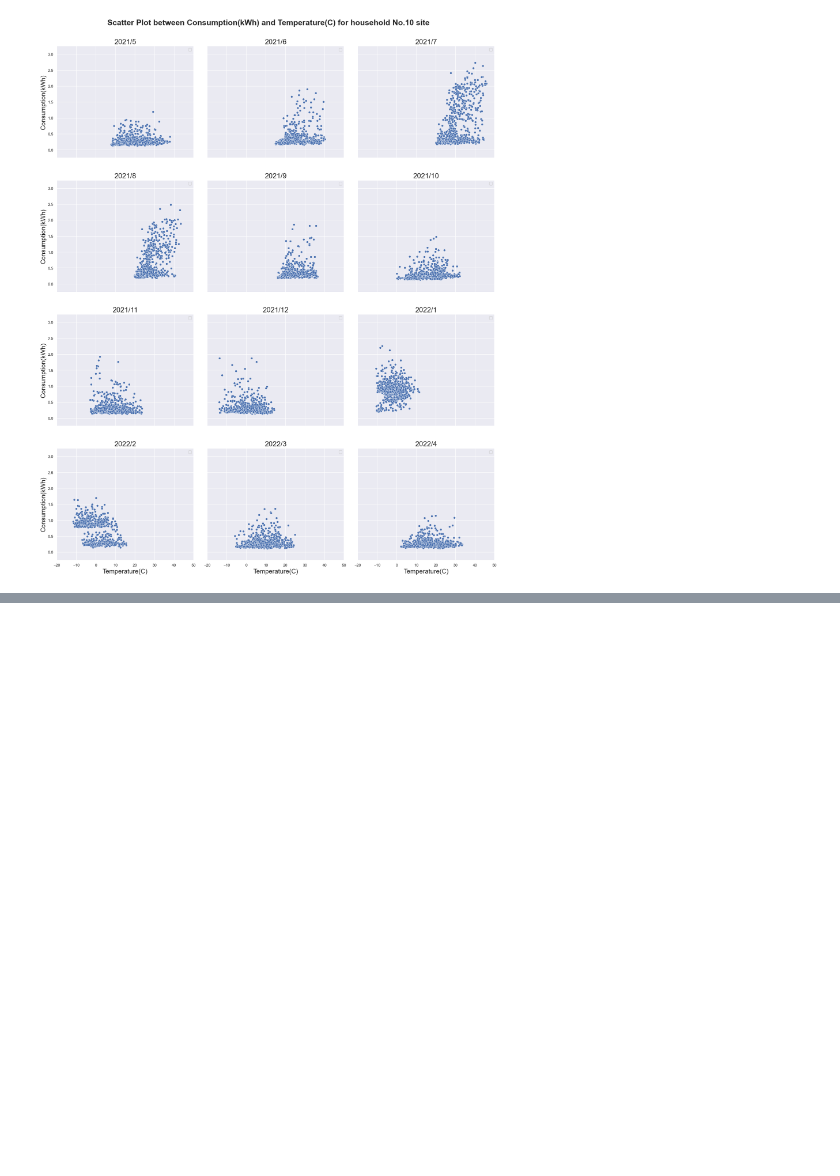
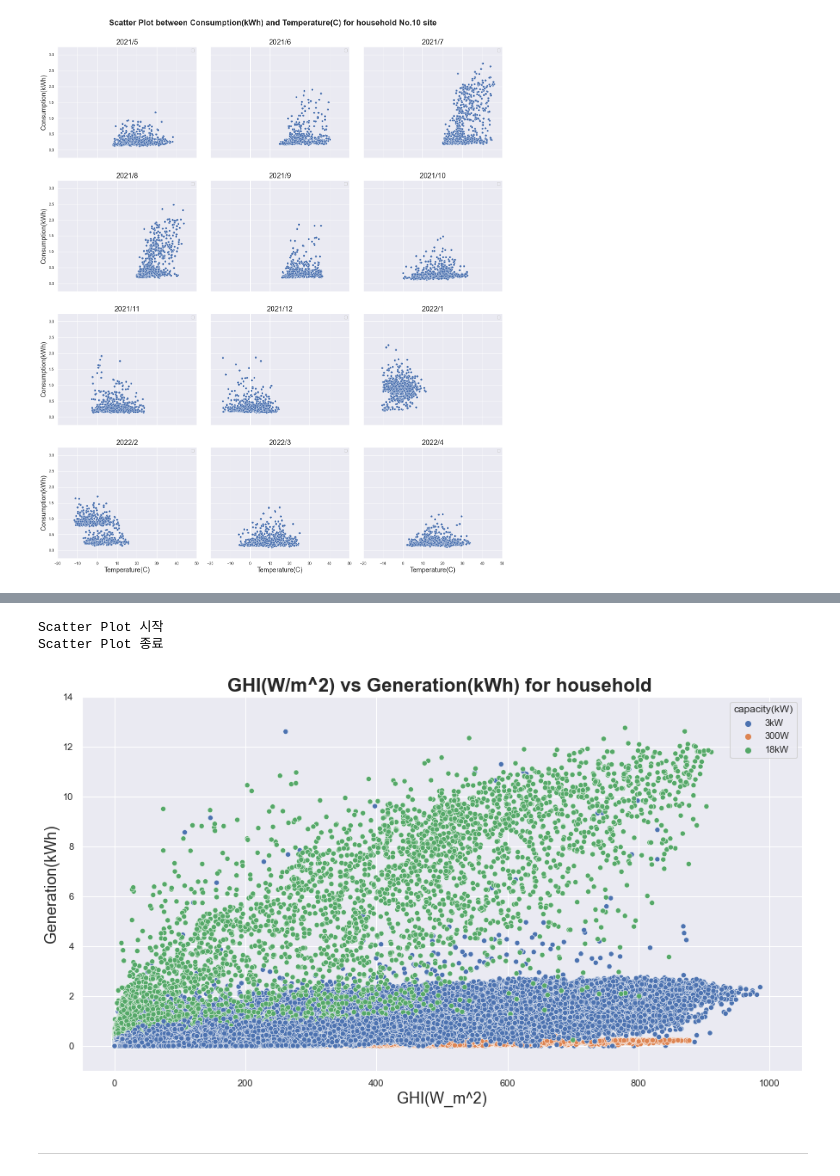
Before and after one commit to hyeondk/PV-Smart-Metering-2022, a Jupyter notebook: 2. Analysis Code/6. Making final results/6. solar_visual.ipynb, the cells around one changed output, grey strips where cells are left out. Cells and saved outputs as stored; diff of their text form; code cells hidden in the pictures; blank space fills up the shorter version.

```diff
--- a/2. Analysis Code/6. Making final results/6. solar_visual.ipynb
+++ b/2. Analysis Code/6. Making final results/6. solar_visual.ipynb
@@ -393,0 +402,43 @@ User Scatter Plot 종료
+# %%
+def scatter_plot_use_year(data_x, data_y, x_label, y_label, x_lim1, x_lim2, y_lim1, y_lim2):
+    print('Scatter Plot 시작')
+
+    # All Data
+    root = get_project_root()
+    folder_root = os.path.join(root, 'data_final')
+    file_name = os.path.join(folder_root, 'regression_final_data_hour.xlsx')
+    rawdata = pd.read_excel(file_name)
+
+    # Data : 태양광 사용 가구(먼저 kW 구분 없이)
+    df_use_all = rawdata[rawdata.type == 'use']
+
+    # 날짜 필터링 : 2021.05 ~ 2022.04
+    date_list = ['2021/5', '2021/6', '2021/7', '2021/8', '2021/9', '2021/10', '2021/11', '2021/12',
+                 '2022/1', '2022/2', '2022/3', '2022/4']
+    df_use_filter = df_use_all[df_use_all.ym.isin(date_list)]
+
+    # seaborn plot
+    sns.set(rc={'figure.figsize':(15, 8)})
+    sns.scatterplot(x=data_x, y=data_y, data=df_use_filter, hue='capacity(kW)')
+    plt.xlim(x_lim1, x_lim2)
+    plt.ylim(y_lim1, y_lim2)
+    plt.title('GHI(W/m^2) vs Generation(kWh) for household ', fontsize=22, fontweight='bold')
+    plt.xlabel(x_label, fontsize=18)
+    plt.ylabel(y_label, fontsize=18)
+
+    result_root = os.path.join(root, 'result_final_keei', 'plot')
+    if not os.path.exists(result_root):
+        os.makedirs(result_root)
+
+    fig_name = os.path.join(result_root, f'Use_{y_label}_{x_label}_Scatter_Year.png')
+    plt.savefig(fig_name, dpi=300, bbox_inches="tight", pad_inches=0.2)
+    print('Scatter Plot 종료')
+    return
+# %%
+scatter_plot_use_year('ghi', '발전량(kWh)', 'GHI(W_m^2)', 'Generation(kWh)', -50.0, 1050.0, -1.0, 14.0)
+# %% [output]
+Scatter Plot 시작
+Scatter Plot 종료
+[figure, added]
+# %% [markdown]
+<hr>
```
Also changed, not shown: parts of 7 cells of this notebook.
